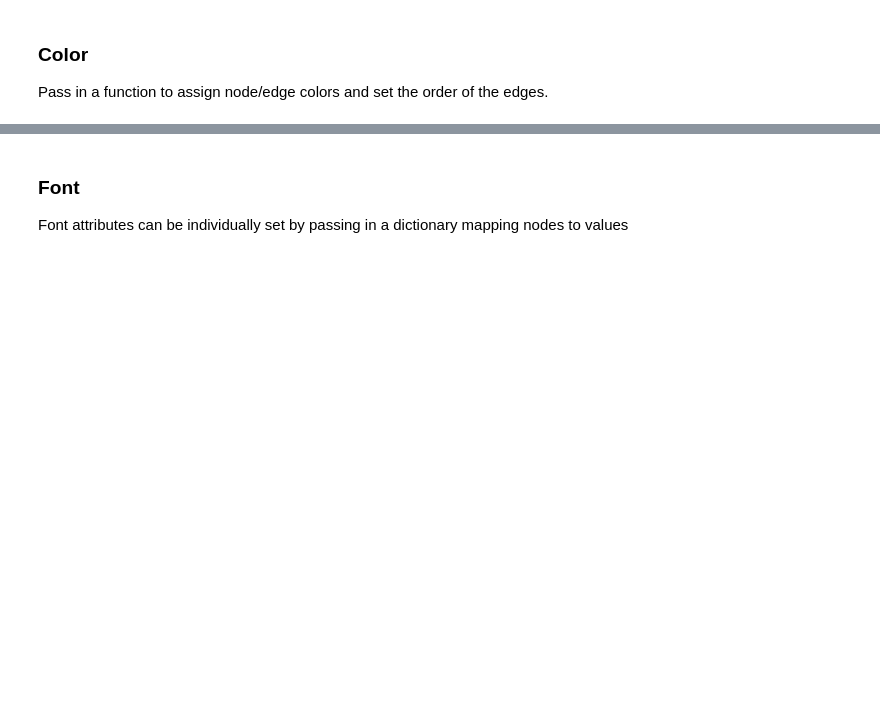
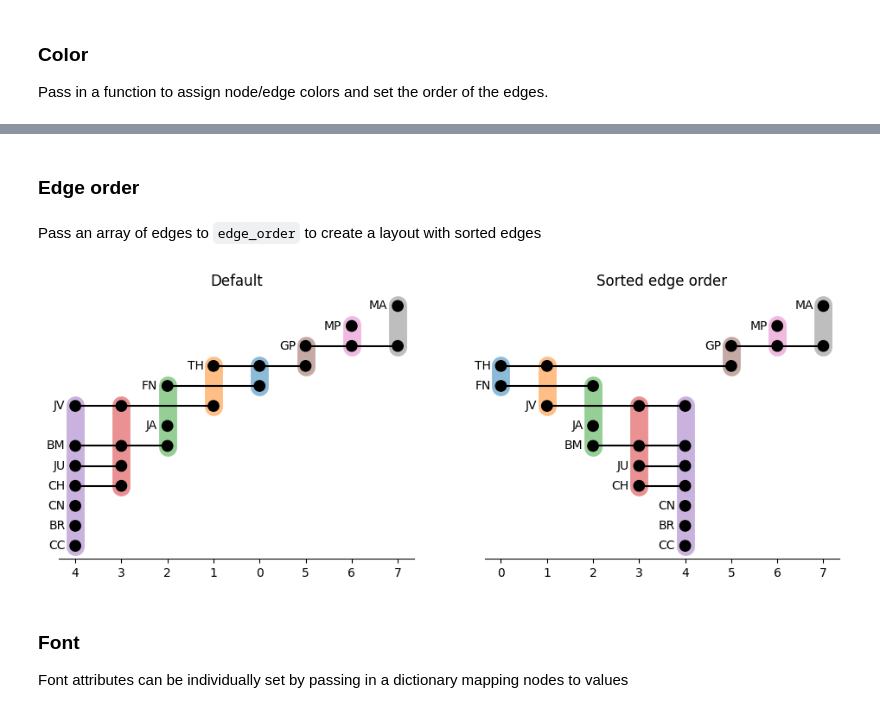
Before and after one commit to pnnl/HyperNetX, a Jupyter notebook: tutorials/dev/Advanced Visualization for UpSet.ipynb, the cells around one changed output, grey strips where cells are left out. Cells and saved outputs as stored; diff of their text form; code cells hidden in the pictures; blank space fills up the shorter version.

```diff
--- a/tutorials/dev/Advanced Visualization for UpSet.ipynb
+++ b/tutorials/dev/Advanced Visualization for UpSet.ipynb
@@ -70,3 +60,25 @@ draw_incidence.draw_incidence_upset(
+# %% [markdown]
+### Edge order
+# %% [markdown]
+Pass an array of edges to `edge_order` to create a layout with sorted edges
+# %%
+plt.figure(figsize=(18, 4))
+
+plt.subplot(131)
+plt.title('Default')
+draw_incidence.draw_incidence_upset(
+    H,
+    **kwargs
+)
+plt.subplot(132)
+plt.title('Sorted edge order')
+draw_incidence.draw_incidence_upset(
+    H,
+    edge_order = sorted(H.edges),
+    **kwargs
+)
+# %% [output]
+[figure, added]
 # %% [markdown]
 ### Font
 Font attributes can be individually set by passing in a dictionary mapping nodes to values
```
Also changed, not shown: parts of 1 cell of this notebook, 3 other files.
